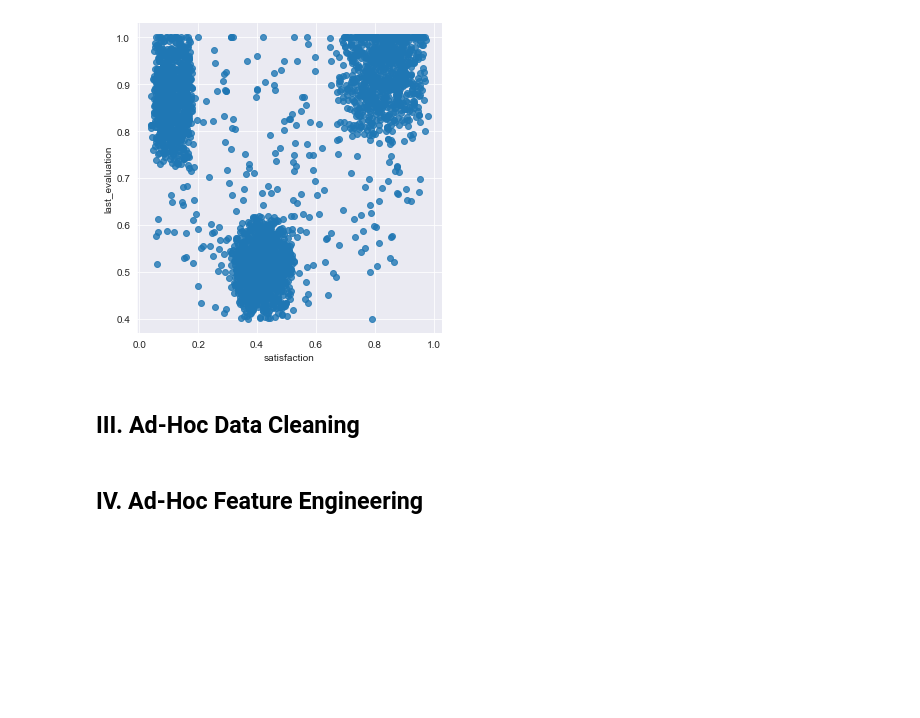
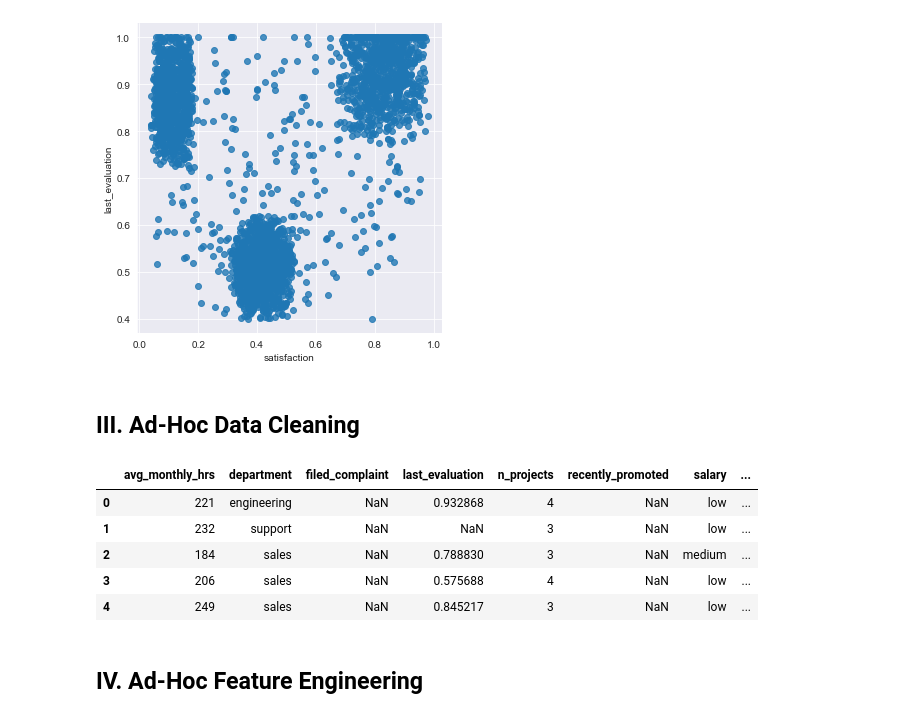
Before and after one commit to tundeiness/Chief-People-Officer, a Jupyter notebook: 1 - Workbook - Exploratory Analysis Plus.ipynb, the cells around one changed output. Saved outputs shown, nothing was run; the diff lists cells and outputs as text; code cells hidden in the pictures; blank space fills up the shorter version.

Commit message:
check dataframe records

```diff
--- a/1 - Workbook - Exploratory Analysis Plus.ipynb
+++ b/1 - Workbook - Exploratory Analysis Plus.ipynb
@@ -83,6 +83,17 @@ plt.show()
 [figure]
 # %% [markdown]
 ## III. Ad-Hoc Data Cleaning
+# %%
+# check dataframe records
+
+df.head()
+# %% [output]
+|  | avg_monthly_hrs | department | filed_complaint | last_evaluation | n_projects | recently_promoted | salary | ... |
+| 0 | 221 | engineering | NaN | 0.932868 | 4 | NaN | low | ... |
+| 1 | 232 | support | NaN | NaN | 3 | NaN | low | ... |
+| 2 | 184 | sales | NaN | 0.788830 | 3 | NaN | medium | ... |
+| 3 | 206 | sales | NaN | 0.575688 | 4 | NaN | low | ... |
+| 4 | 249 | sales | NaN | 0.845217 | 3 | NaN | low | ... |
 # %% [markdown]
 ## IV. Ad-Hoc Feature Engineering
 # %% [markdown]
```
